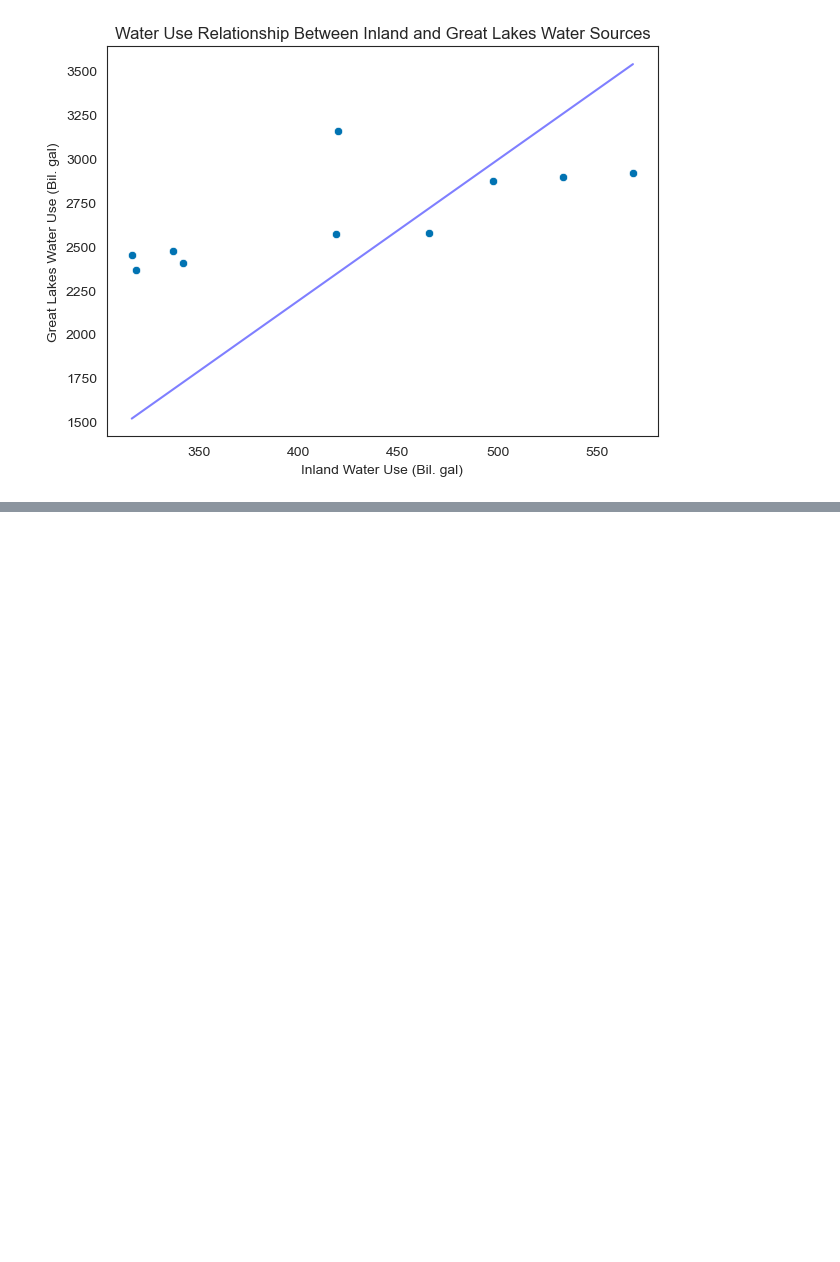
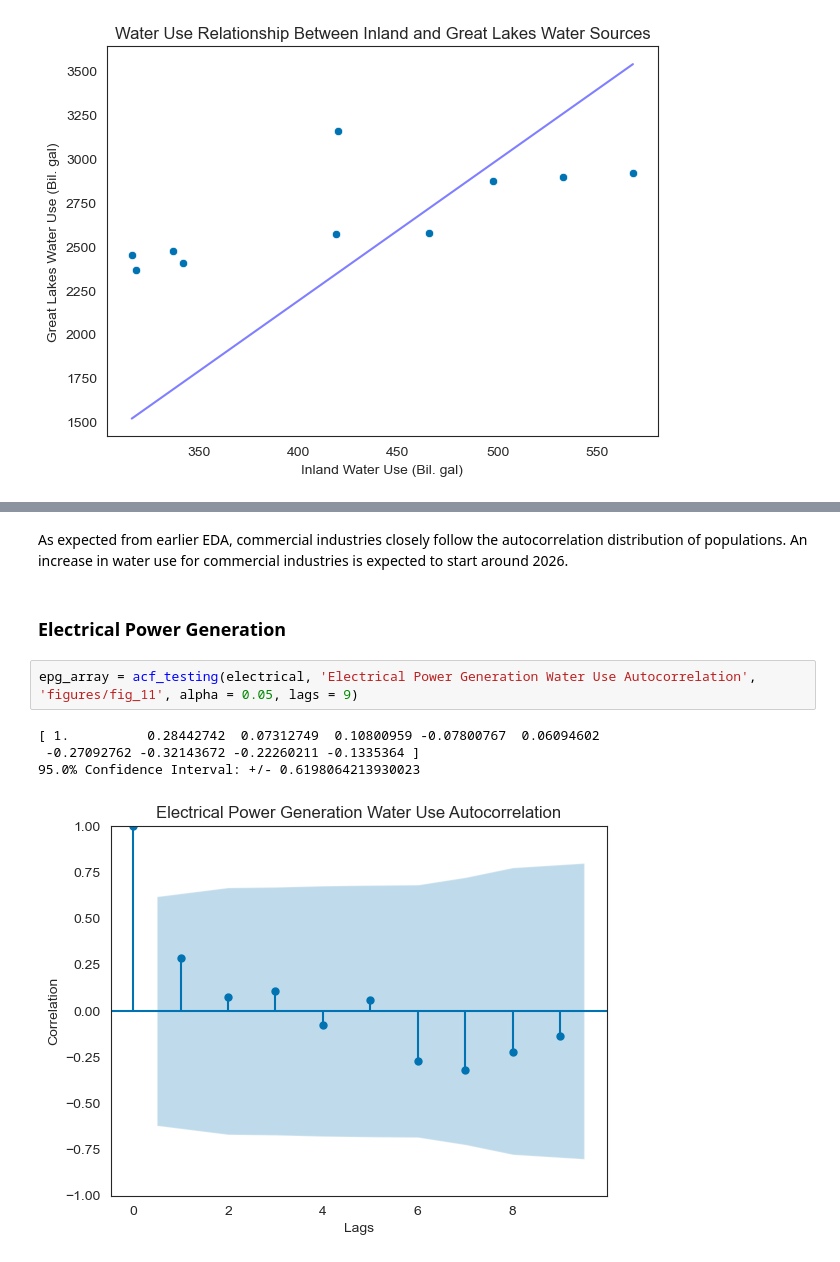
Before and after one commit to jpjavier23/michigan_water_use, a Jupyter notebook: michigan_water_use.ipynb, the cells around one changed output, grey strips where cells are left out. Drawn from its saved outputs; the diff is of its cells as text; blank space fills up the shorter version.

```diff
--- a/michigan_water_use.ipynb
+++ b/michigan_water_use.ipynb
@@ -915,0 +954,11 @@ df_list
+# %% [markdown]
+As expected from earlier EDA, commercial industries closely follow the autocorrelation distribution of populations. An increase in water use for commercial industries is expected to start around 2026.
+# %% [markdown]
+### Electrical Power Generation
+# %%
+epg_array = acf_testing(electrical, 'Electrical Power Generation Water Use Autocorrelation', 'figures/fig_11', alpha = 0.05, lags = 9)
+# %% [output]
+[ 1.          0.28442742  0.07312749  0.10800959 -0.07800767  0.06094602
+ -0.27092762 -0.32143672 -0.22260211 -0.1335364 ]
+95.0% Confidence Interval: +/- 0.6198064213930023
+[figure, added]
```
Also changed, not shown: parts of 41 cells of this notebook, 12 other files.
